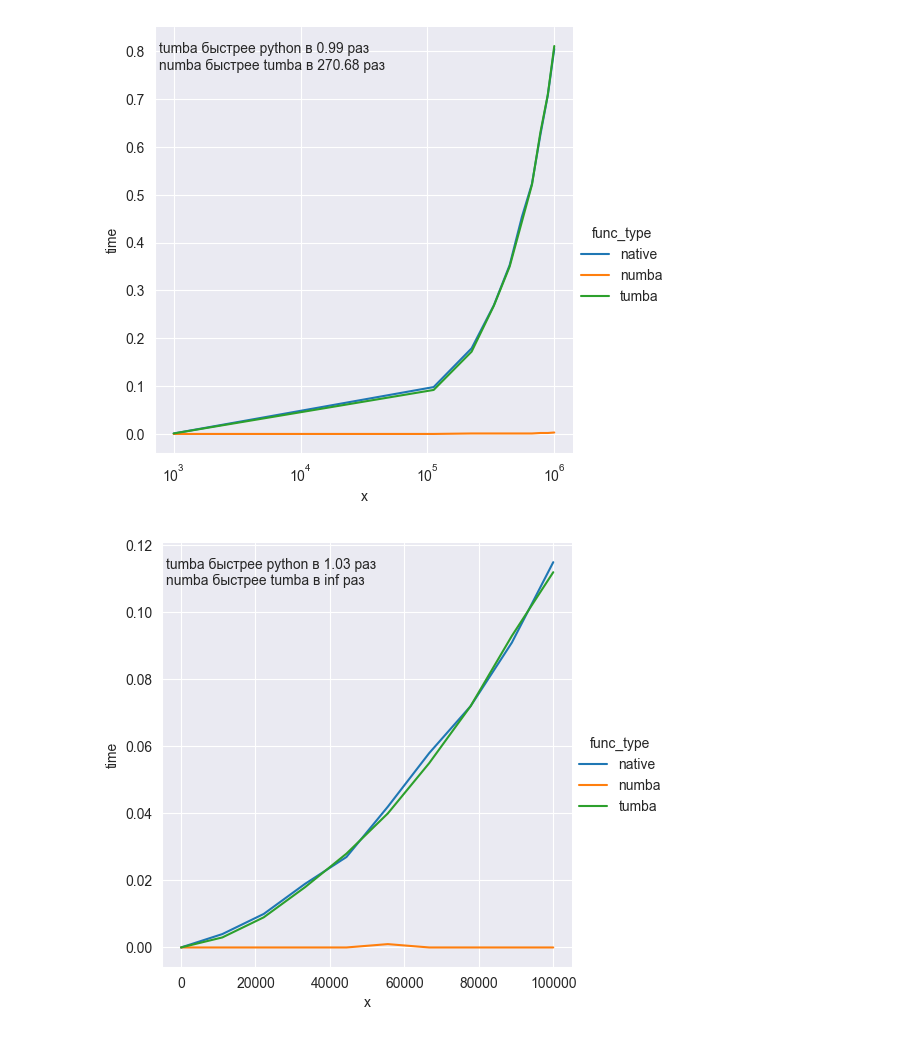
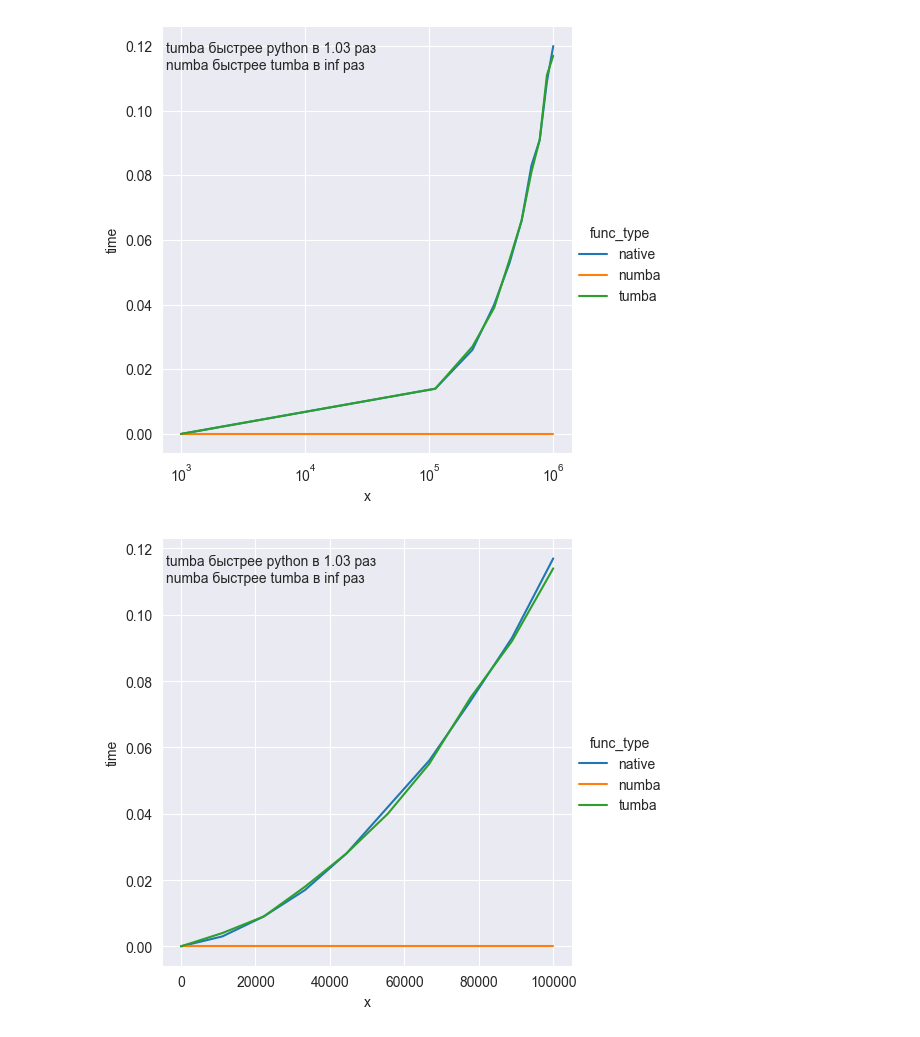
Before and after one commit to ploschka/python-tumba, a Jupyter notebook: DOCS/Benchmark.ipynb, the cells around one changed output. Cells and saved outputs as stored; diff of their text form; code cells hidden in the pictures.

```diff
--- a/DOCS/Benchmark.ipynb
+++ b/DOCS/Benchmark.ipynb
@@ -18,7 +18,7 @@ import tumba
 sns.set_style("darkgrid")
 
 
-def benchmark(func, list_of_args: list[tuple | int], x_values: Iterable[int], log_scalex=False):
+def benchmark(func, list_of_args: list[tuple | int], x_values: Iterable[int], log_scalex=False, kind="line"):
     numba_func = numba.njit(fastmath=True)(func)
     tumba_func = tumba.compile(func)
 
@@ -54,13 +54,16 @@ def benchmark(func, list_of_args: list[tuple | int], x_values: Iterable[int], lo
     ratio_native_tumba = last_time_native / last_time_tumba
     ratio_tumba_numba = last_time_tumba / last_time_numba
 
+    kwargs = dict()
+    if kind == "scatter":
+        kwargs = {"s": 10}
     g = sns.relplot(
         data=benchmark_data,
         x="x",
         y="time",
         hue="func_type",
-        kind="scatter",
-        s=10
+        kind=kind,
+        **kwargs
     )
 
     # Adding text
@@ -76,16 +79,16 @@ numba быстрее tumba в {:.2f} раз""".format(ratio_native_tumba, ratio_
 # %%
 def avg1(n: int) -> float:
     x = 0
     i = 0
     while i < n:
         x = x + i
         i = i + 1
     return i / n
 
 Ns = np.linspace(1000, 10**6, num=10, dtype=int)
-benchmark(random_sum, Ns, Ns, log_scalex=True)
+benchmark(avg1, Ns, Ns, log_scalex=True)
 # %% [output]
-[figure, old version]
+[figure, new version]
 # %%
 def fib_iterative(N: int) -> int:
     a = 0
@@ -100,5 +103,5 @@ def fib_iterative(N: int) -> int:
 Ns = np.linspace(0, 100000, num=10, dtype=int)
 benchmark(fib_iterative, Ns, Ns)
 # %% [output]
-[figure, old version]
+[figure, new version]
 # %%
```
Also changed, not shown: parts of 1 cell of this notebook.
